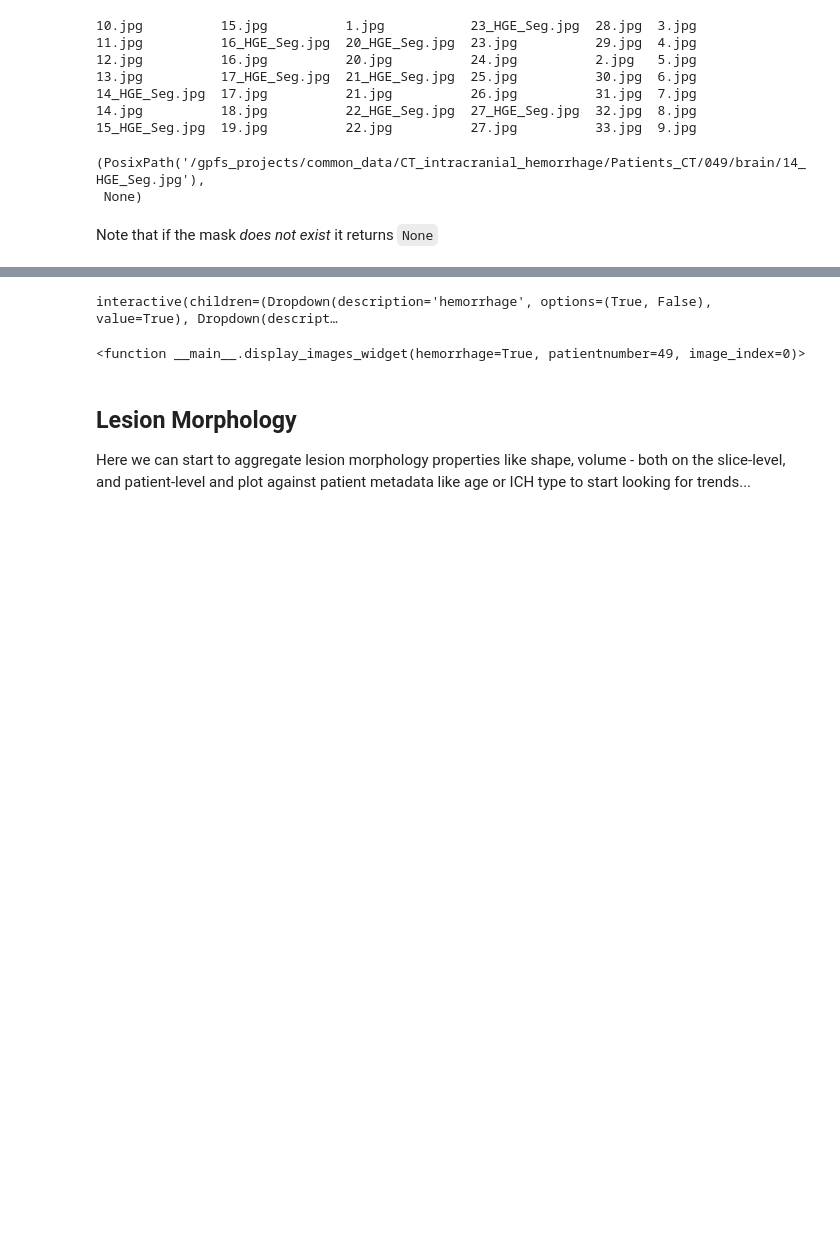
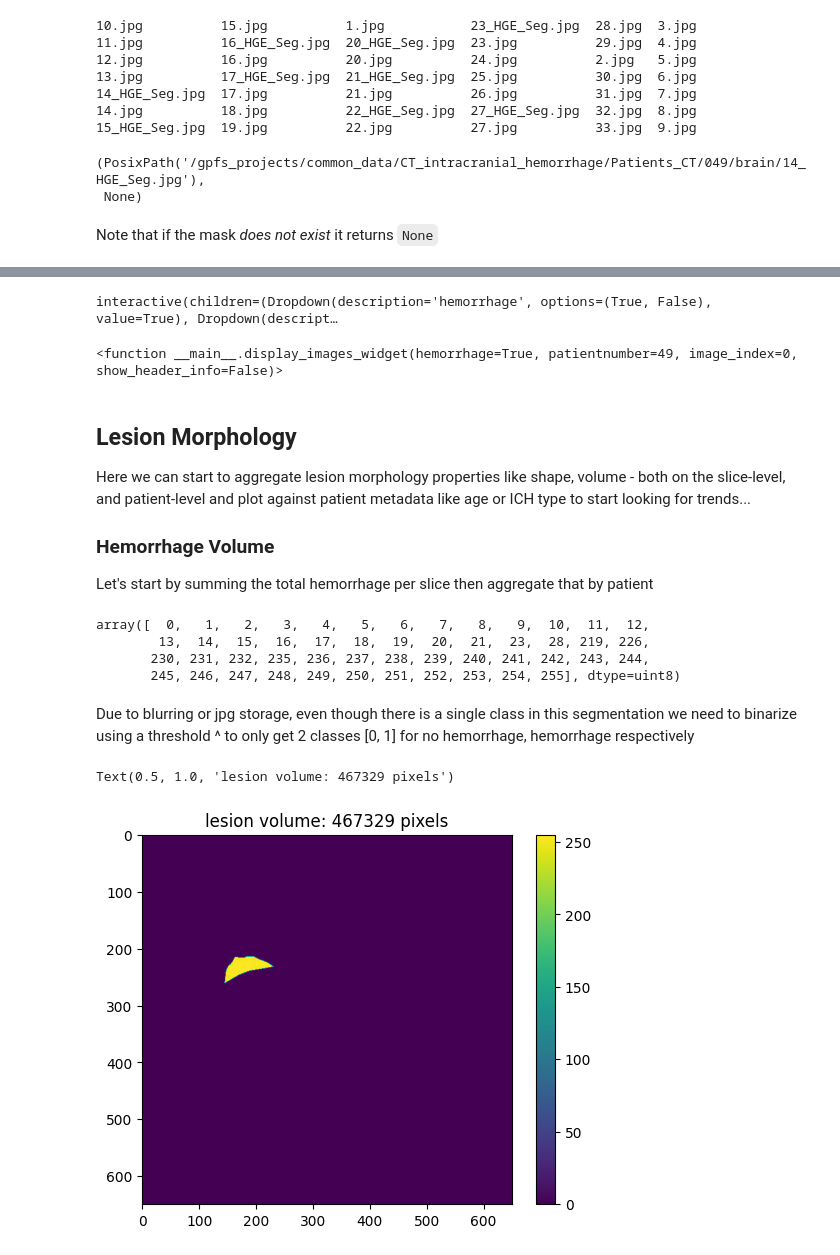
Before and after one commit to brandonjnelsonFDA/PedSilicoICH, a Jupyter notebook: notebooks/basic_eda.ipynb, the cells around one changed output, grey strips where cells are left out. Cells and saved outputs as stored; diff of their text form; code cells hidden in the pictures; blank space fills up the shorter version.

Commit message:
preliminary volume assessment

```diff
--- a/notebooks/basic_eda.ipynb
+++ b/notebooks/basic_eda.ipynb
@@ -203,22 +205,30 @@ Name: 0, dtype: object
 [figure]
 # %%
-from ipywidgets import interact, IntSlider
+from ipywidgets import interact, IntSlider, Checkbox
 
-def display_images_widget(hemorrhage=True, patientnumber=49, image_index=0):
+def display_images_widget(hemorrhage=True, patientnumber=49, image_index=0, show_header_info=False):
     'note that `image_index` does not necesarrily agree with slice number since `image_index` starts at the bottom of the scan if there is not hemorrhage or at the first segmentation slice if a segmentation is present'
     filtered_df = hemorrhages_df[(hemorrhages_df['No_Hemorrhage'] != hemorrhage) & (hemorrhages_df['PatientNumber']==patientnumber)]
     if image_index > len(filtered_df):
         print(f'image_index: {image_index} exceeds the available slices: {len(filtered_df)}, please select a smaller index to view')
-    row = filtered_df.iloc[image_index]
-    display_images(row)
+    row = filtered_df.sort_values(by='SliceNumber').iloc[image_index]
+    display_images(row, show_header_info)
 
 max_slice_idx = max([len(hemorrhages_df[(hemorrhages_df.PatientNumber == n)]) for n in hemorrhages_df.PatientNumber.unique()])
 
-interact(display_images_widget, hemorrhage=[True, False], patientnumber=patients_df['Patient Number'].unique(), image_index=IntSlider(value=0, min=0, max=max_slice_idx))
+interact(display_images_widget,
+         hemorrhage=[True, False],
+         patientnumber=patients_df.index.unique(),
+         image_index=IntSlider(value=0, min=0, max=max_slice_idx),
+         show_header_info=Checkbox(value=False, description='print header'))
 # %% [output]
 interactive(children=(Dropdown(description='hemorrhage', options=(True, False), value=True), Dropdown(descript…
-<function __main__.display_images_widget(hemorrhage=True, patientnumber=49, image_index=0)>
+<function __main__.display_images_widget(hemorrhage=True, patientnumber=49, image_index=0, show_header_info=False)>
 # %% [markdown]
 ## Lesion Morphology
 
 Here we can start to aggregate lesion morphology properties like shape, volume - both on the slice-level, and patient-level and plot against patient metadata like age or ICH type to start looking for trends...
+
+### Hemorrhage Volume
+
+Let's start by summing the total hemorrhage per slice then aggregate that by patient
@@ -224,0 +238,21 @@ Here we can start to aggregate lesion morphology properties like shape, volume -
+# %%
+import numpy as np
+lesion_mask = plt.imread(get_hemorrhage_mask(row['brain filename']))
+np.unique(lesion_mask.ravel())
+# %% [output]
+array([  0,   1,   2,   3,   4,   5,   6,   7,   8,   9,  10,  11,  12,
+        13,  14,  15,  16,  17,  18,  19,  20,  21,  23,  28, 219, 226,
+       230, 231, 232, 235, 236, 237, 238, 239, 240, 241, 242, 243, 244,
+       245, 246, 247, 248, 249, 250, 251, 252, 253, 254, 255], dtype=uint8)
+# %% [markdown]
+Due to blurring or jpg storage, even though there is a single class in this segmentation we need to binarize using a threshold ^ to only get 2 classes [0, 1] for no hemorrhage, hemorrhage respectively
+# %%
+row = hemorrhages_df[hemorrhages_df['No_Hemorrhage']==False].iloc[1]
+lesion_mask = plt.imread(get_hemorrhage_mask(row['brain filename']))
+slice_vol = lesion_mask.sum()
+plt.imshow(lesion_mask)
+plt.colorbar()
+plt.title(f'lesion volume: {slice_vol} pixels')
+# %% [output]
+Text(0.5, 1.0, 'lesion volume: 467329 pixels')
+[figure, added]
```
Also changed, not shown: parts of 23 cells of this notebook.
